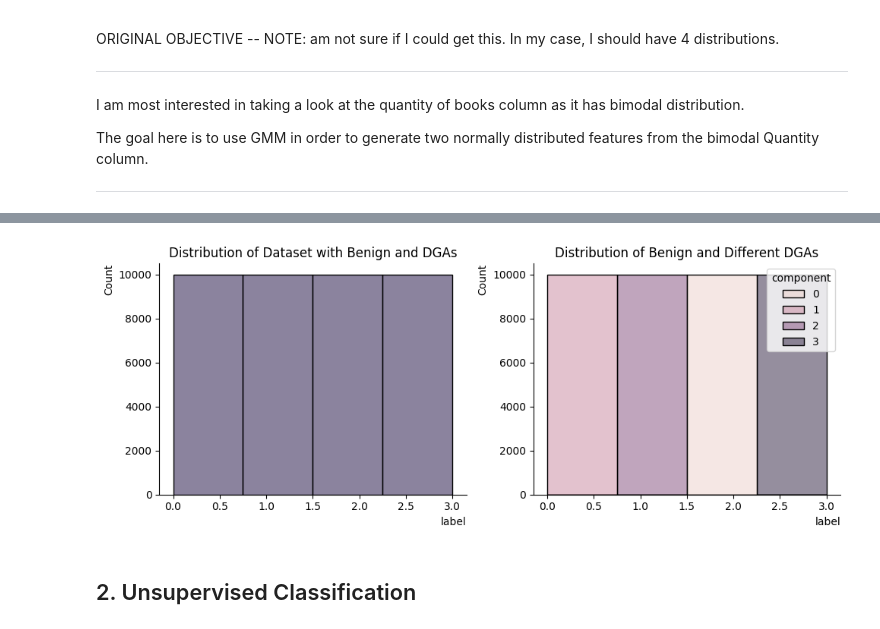
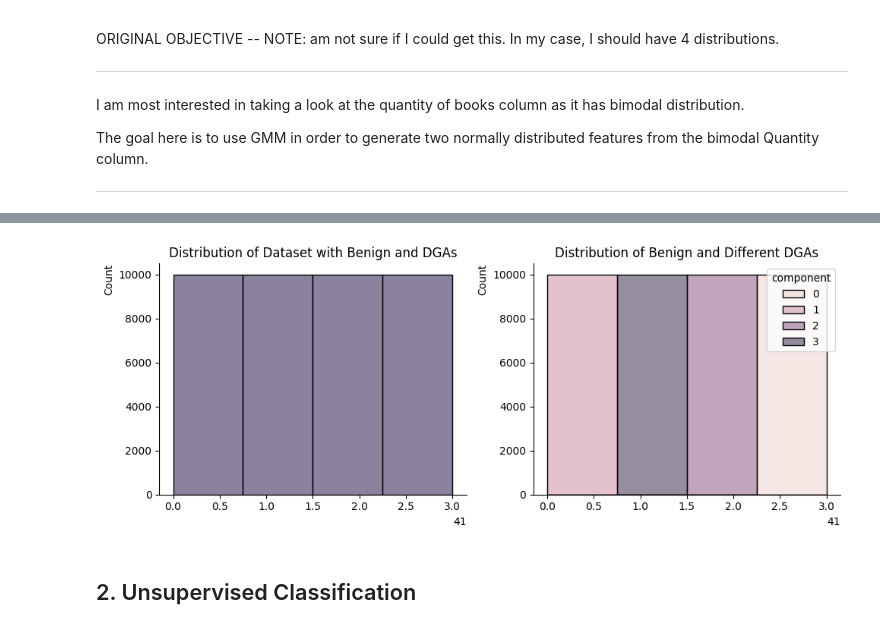
Before and after one commit to raja-azlina/DGA_Detection, a Jupyter notebook: detect_3dictionary_dgas.ipynb, the cells around one changed output, grey strips where cells are left out. Cells and saved outputs as stored; diff of their text form; code cells hidden in the pictures.

```diff
--- a/detect_3dictionary_dgas.ipynb
+++ b/detect_3dictionary_dgas.ipynb
@@ -50,34 +50,36 @@ Saving merged-40k-no1.csv to merged-40k-no1.csv
 # %%
 
 # load dataset
-df = pd.read_csv('merged-40k-no1.csv')
+df = pd.read_csv('file40k-42cols.csv')
 #df = pd.read_csv('trim-matsnu-10000-4.csv')
 
 # create a GMM model with 4 components (one for each mode in our distribution)
 gmm = GaussianMixture(n_components=4)
-gmm.fit(df[['label']])
+#gmm.fit(df[['label']])  #column name for merge file with domain and label
+gmm.fit(df[['41']]) #column 42th or column number [41]
 
 # predict component for the feature
-df['component'] = gmm.predict(df[['label']])
+df['component'] = gmm.predict(df[['41']])
+#df['component'] = gmm.predict(df[['label']])
 # %%
 fig, (before, after) = plt.subplots(ncols=2, figsize=(10, 4))
 
 # plot histogram for a feature of interest:
-sns.histplot(data=df, x='label', bins=4, ax=before, color=colors[2])
+sns.histplot(data=df, x='41', bins=4, ax=before, color=colors[2])
 sns.despine()
 before.title.set_text("Distribution of Dataset with Benign and DGAs")
 
 # plot histogram, showing two components
-sns.histplot(data=df, x='label', bins= 4, hue='component', ax=after)
+sns.histplot(data=df, x='41', bins= 4, hue='component', ax=after)
 sns.despine()
 after.title.set_text("Distribution of Benign and Different DGAs")
 
 #does not work
 #plt.xticks(np.linspace(start=0, stop=4, num=4))
 plt.tight_layout()
 plt.show()
 # %% [output]
-[figure, old version]
+[figure, new version]
 # %% [markdown]
 ## 2. Unsupervised Classification
 # %%
```
Also changed, not shown: parts of 1 cell of this notebook.
